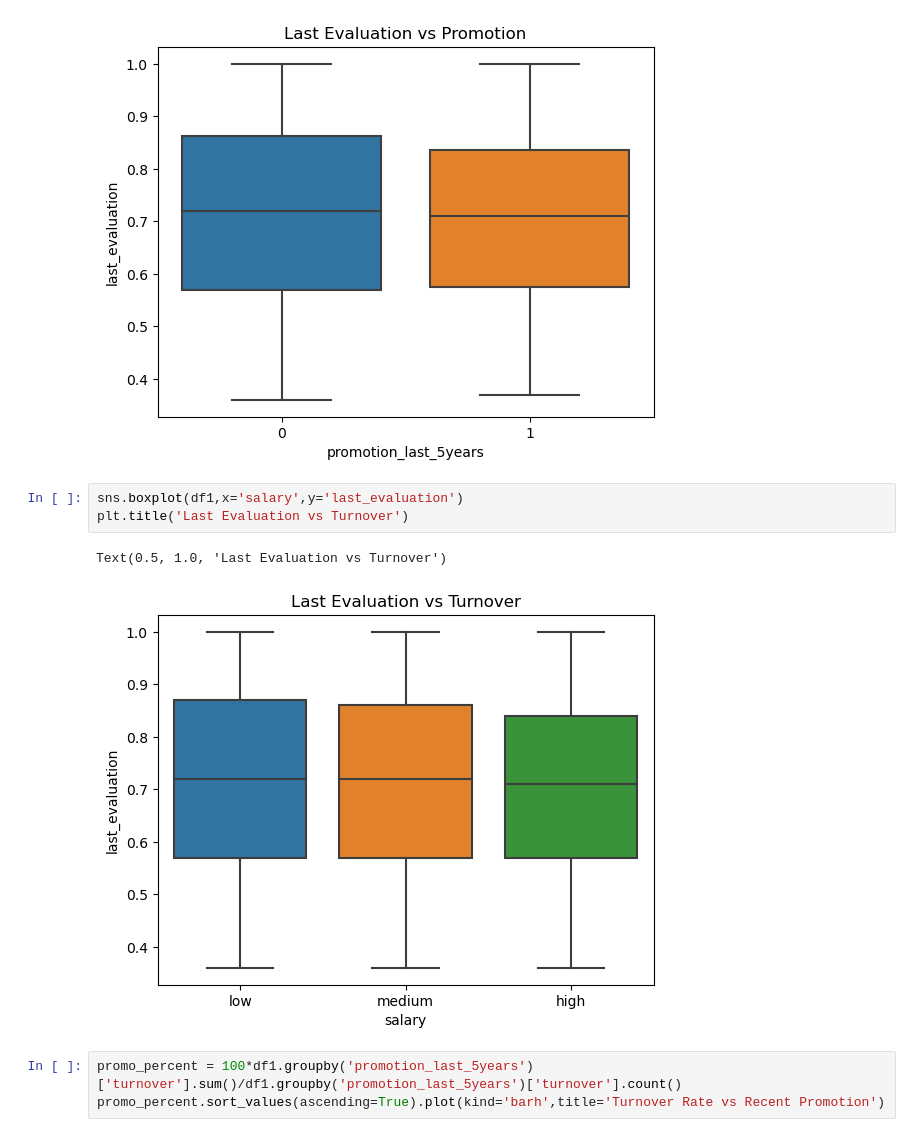
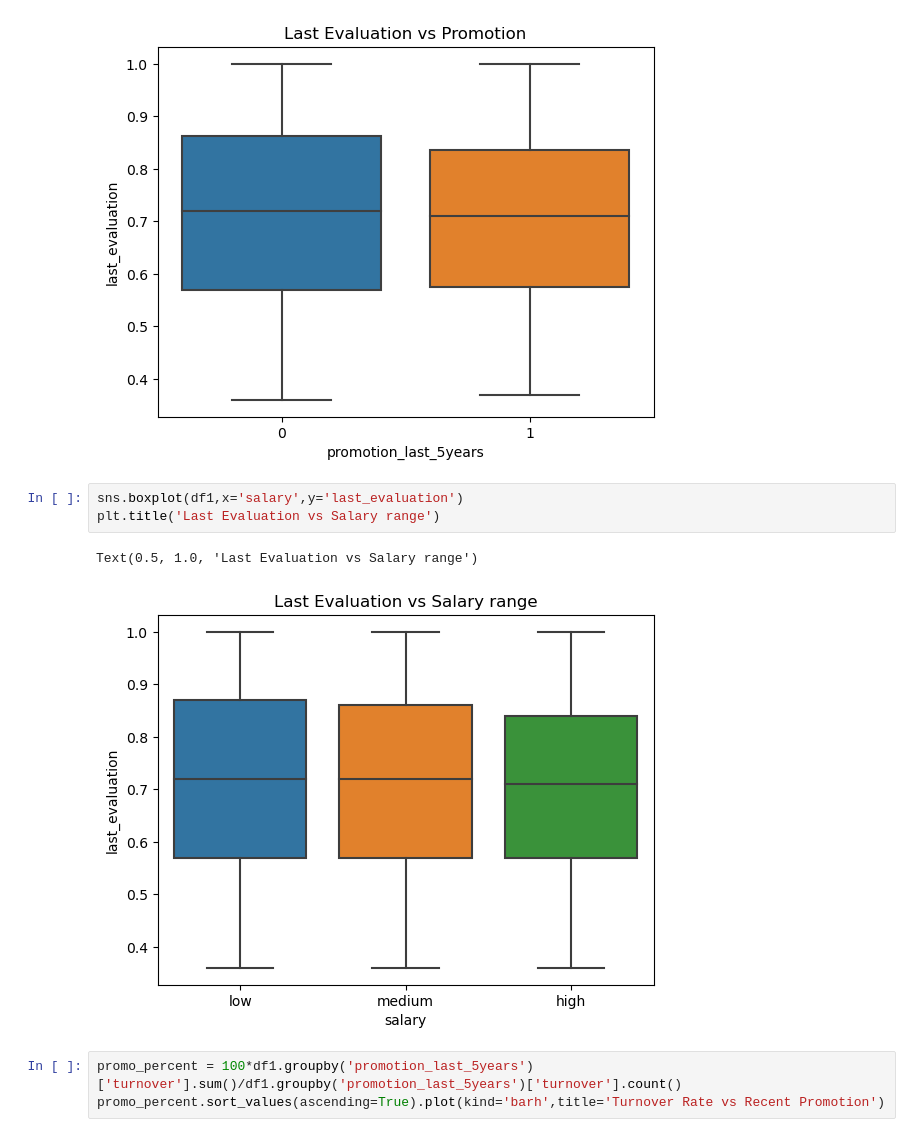
Before and after one commit to coecassio/GoogleAdvancedDataAnalytics, a Jupyter notebook: Salifort Motors Capstone Project.ipynb, the cells around one changed output. Drawn from its saved outputs; the diff is of its cells as text.

```diff
--- a/Salifort Motors Capstone Project.ipynb
+++ b/Salifort Motors Capstone Project.ipynb
@@ -439,10 +444,10 @@ Text(0.5, 1.0, 'Last Evaluation vs Promotion')
 [figure]
 # %%
 sns.boxplot(df1,x='salary',y='last_evaluation')
-plt.title('Last Evaluation vs Turnover')
+plt.title('Last Evaluation vs Salary range')
 # %% [output]
-Text(0.5, 1.0, 'Last Evaluation vs Turnover')
+Text(0.5, 1.0, 'Last Evaluation vs Salary range')
-[figure, old version]
+[figure, new version]
 # %%
 promo_percent = 100*df1.groupby('promotion_last_5years')['turnover'].sum()/df1.groupby('promotion_last_5years')['turnover'].count()
 promo_percent.sort_values(ascending=True).plot(kind='barh',title='Turnover Rate vs Recent Promotion')
```
Also changed, not shown: parts of 6 cells of this notebook.
